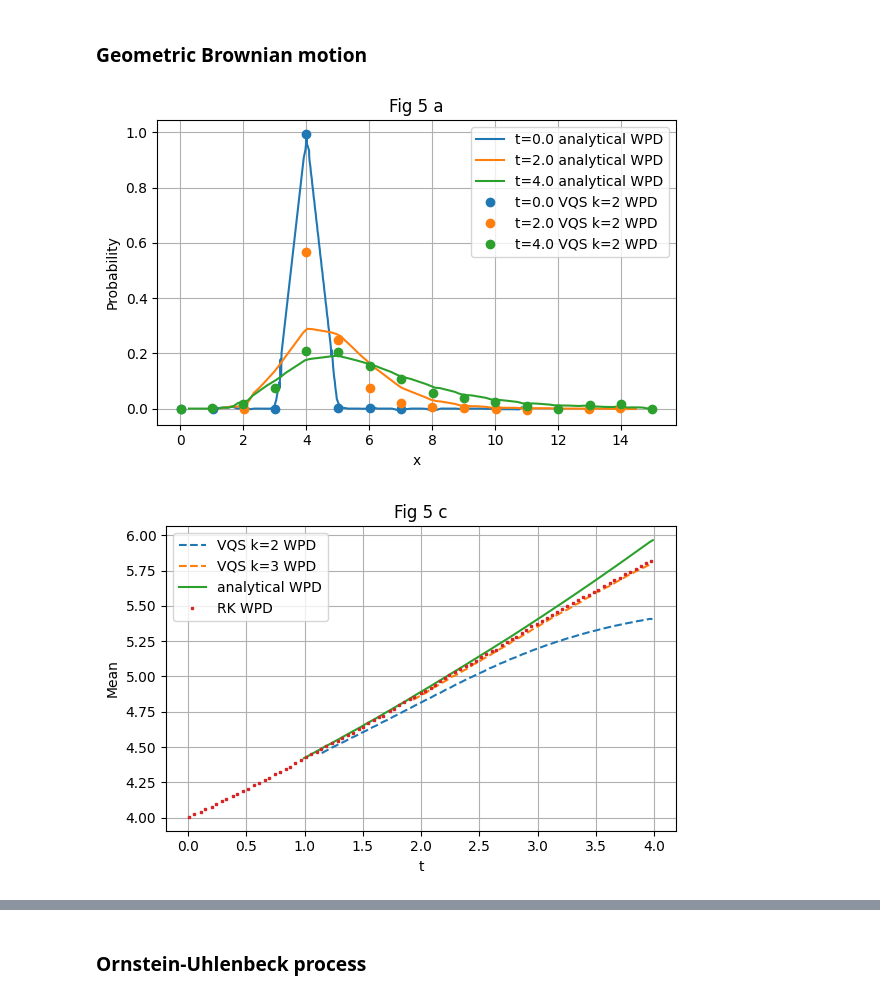
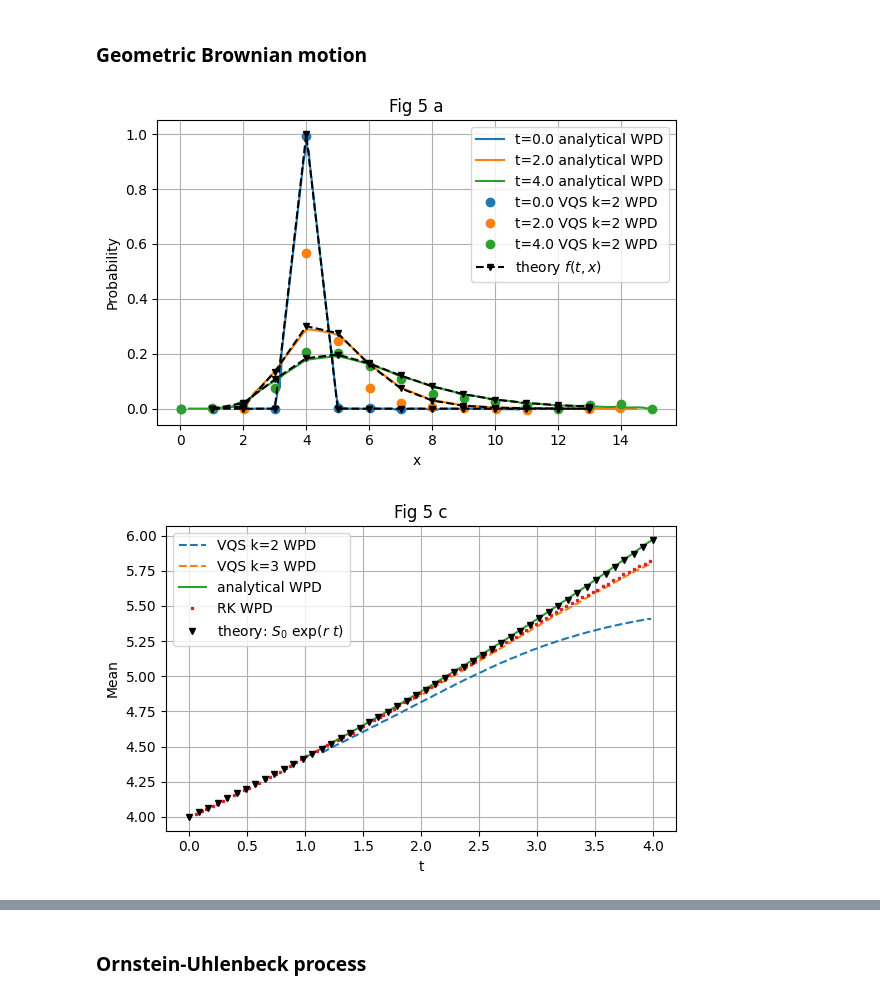
Before and after one commit to RePlasma/PhysRevA.103.052425, a Jupyter notebook: PhysRevA.103.052425.ipynb, the cells around one changed output, grey strips where cells are left out. Cells and saved outputs as stored; diff of their text form; code cells hidden in the pictures.

```diff
--- a/PhysRevA.103.052425.ipynb
+++ b/PhysRevA.103.052425.ipynb
@@ -54,34 +79,49 @@ plt.plot(datatmp2[:,0][indxs],datatmp2[:,1][indxs],'-', color='tab:orange', labe
 #
 datatmp = data['datasetColl'][2]['data']
 datatmp2 = np.array([datatmp[i]['value'] for i in range(len(datatmp))])
 indxs = np.argsort(datatmp2[:,0])
 plt.plot(datatmp2[:,0][indxs],datatmp2[:,1][indxs],'-', color='tab:green', label='t=4.0 analytical WPD')
 #
 datatmp = data['datasetColl'][3]['data']
 datatmp2 = np.array([datatmp[i]['value'] for i in range(len(datatmp))])
 indxs = np.argsort(datatmp2[:,0])
 plt.plot(datatmp2[:,0][indxs],datatmp2[:,1][indxs],'o', color='tab:blue', label='t=0.0 VQS k=2 WPD')
 #
 datatmp = data['datasetColl'][4]['data']
 datatmp2 = np.array([datatmp[i]['value'] for i in range(len(datatmp))])
 indxs = np.argsort(datatmp2[:,0])
 plt.plot(datatmp2[:,0][indxs],datatmp2[:,1][indxs],'o', color='tab:orange', label='t=2.0 VQS k=2 WPD')
 #
 datatmp = data['datasetColl'][5]['data']
 datatmp2 = np.array([datatmp[i]['value'] for i in range(len(datatmp))])
 indxs = np.argsort(datatmp2[:,0])
 plt.plot(datatmp2[:,0][indxs],datatmp2[:,1][indxs],'o', color='tab:green', label='t=4.0 VQS k=2 WPD')
 
+# theoretical solution
+S0 = 4; r = 0.1; sigma = 0.2;
+x = np.arange(1,14,1)
+# t=0 ~Dirac delta, so normalization is a bit different
+t = 1e-3
+f = 1/sqrt(2*pi)/(x*sigma*sqrt(t))*exp(-(log(x)-log(S0)-(r-0.5*sigma**2)*t)**2/(2*sigma**2*t))
+plt.plot(x, f/np.max(f), 'kv--', markersize=4, zorder=999, label=r'theory $f(t,x)$')
+# for finite time, normalization of f is through integral (even though resolution is low
+t = 2
+f = 1/sqrt(2*pi)/(x*sigma*sqrt(t))*exp(-(log(x)-log(S0)-(r-0.5*sigma**2)*t)**2/(2*sigma**2*t))
+plt.plot(x, f/np.trapz(f,x), 'kv--', markersize=4, zorder=999)
+t = 4
+f = 1/sqrt(2*pi)/(x*sigma*sqrt(t))*exp(-(log(x)-log(S0)-(r-0.5*sigma**2)*t)**2/(2*sigma**2*t))
+plt.plot(x, f/np.trapz(f,x), 'kv--', markersize=4, zorder=999)
+
 plt.title(r'Fig 5 a')
 plt.xlabel(r'x')
 plt.ylabel(r'Probability')
 plt.legend()
 plt.grid()
 plt.tight_layout()
 #plt.savefig('fig5a_dataWPD.pdf', transparent=True)
 plt.show()
 # %% [output]
-[figure, old version]
+[figure, new version]
 # %%
 fig, axes = plt.subplots(nrows=1, ncols=1, figsize=(6,4))
 
@@ -109,6 +149,11 @@ datatmp2 = np.array([datatmp[i]['value'] for i in range(len(datatmp))])
 indxs = np.argsort(datatmp2[:,0])
 plt.plot(datatmp2[:,0][indxs],datatmp2[:,1][indxs],'s', markersize=2, color='tab:red', label='RK WPD')
 
+# theoretical solution
+S0 = 4; r = 0.1; sigma = 0.2;
+t = np.linspace(0,4)
+plt.plot(t, S0*exp(r*t), 'kv', markersize=4, label=r'theory: $S_0~\exp(r~t)$')
+
 plt.title(r'Fig 5 c')
 plt.xlabel(r't')
 plt.ylabel(r'Mean')
@@ -118,7 +163,7 @@ plt.tight_layout()
 #plt.savefig('fig5c_dataWPD.pdf', transparent=True)
 plt.show()
 # %% [output]
-[figure, old version]
+[figure, new version]
 # %%
 fig, axes = plt.subplots(nrows=1, ncols=1, figsize=(6,4))
 
```
Also changed, not shown: parts of 5 cells of this notebook.
